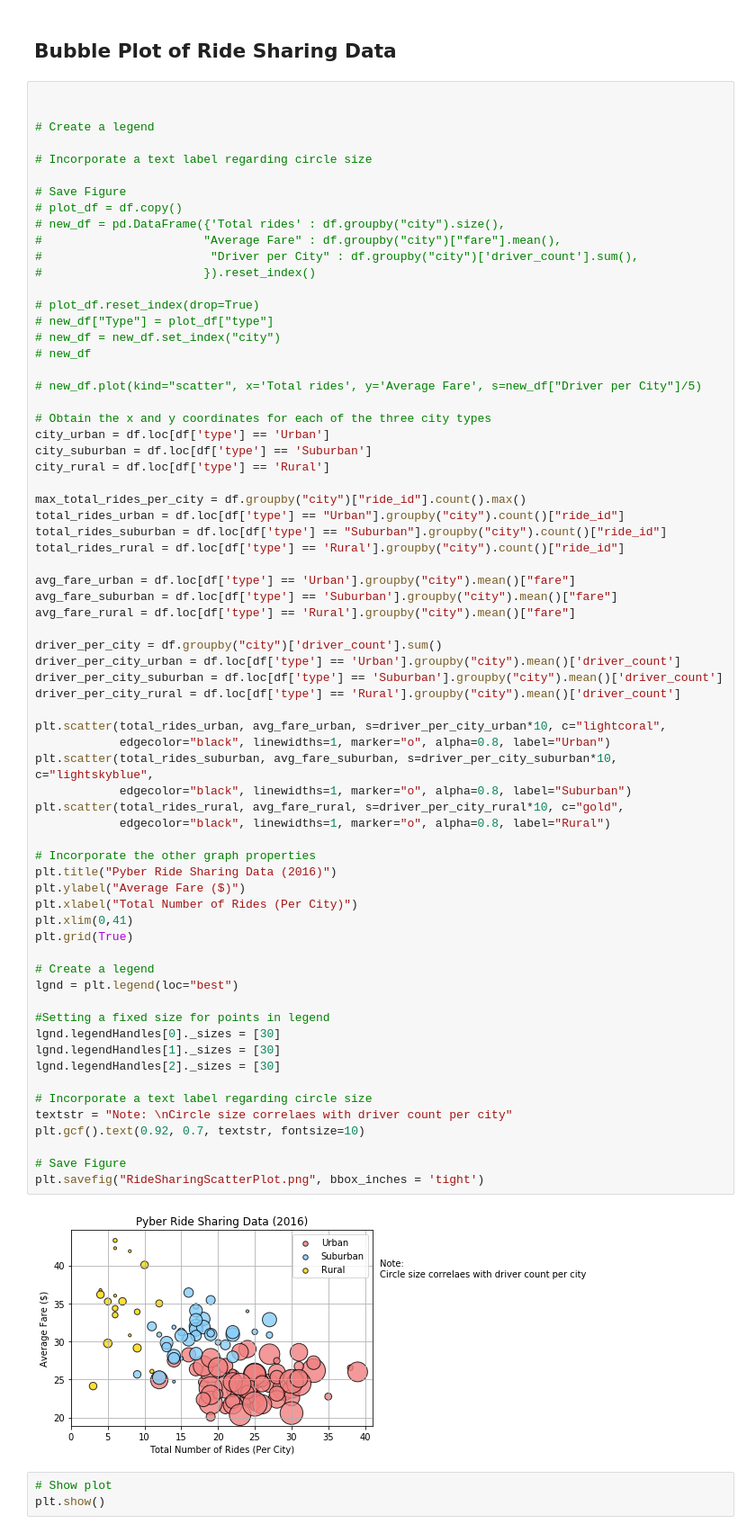
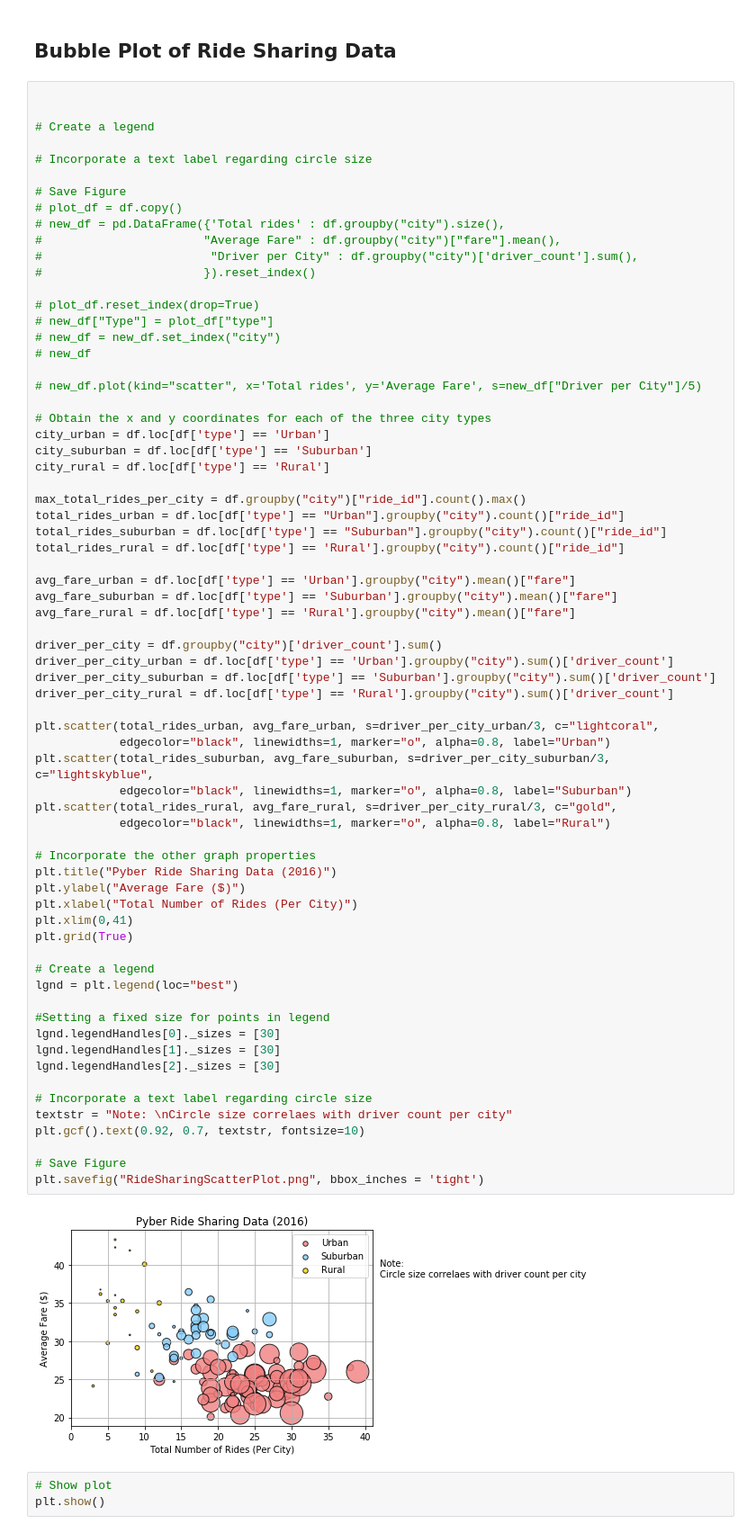
Before and after one commit to SarahPhilip/matplotlib_challenge, a Jupyter notebook: Pyber/pyber_starter.ipynb, the cells around one changed output. Shown at 90% size. Cells and saved outputs as stored; diff of their text form.

```diff
--- a/Pyber/pyber_starter.ipynb
+++ b/Pyber/pyber_starter.ipynb
@@ -75,40 +75,40 @@ avg_fare_suburban = df.loc[df['type'] == 'Suburban'].groupby("city").mean()["far
 avg_fare_rural = df.loc[df['type'] == 'Rural'].groupby("city").mean()["fare"]
 
 driver_per_city = df.groupby("city")['driver_count'].sum()
-driver_per_city_urban = df.loc[df['type'] == 'Urban'].groupby("city").mean()['driver_count']
-driver_per_city_suburban = df.loc[df['type'] == 'Suburban'].groupby("city").mean()['driver_count']
-driver_per_city_rural = df.loc[df['type'] == 'Rural'].groupby("city").mean()['driver_count']
+driver_per_city_urban = df.loc[df['type'] == 'Urban'].groupby("city").sum()['driver_count']
+driver_per_city_suburban = df.loc[df['type'] == 'Suburban'].groupby("city").sum()['driver_count']
+driver_per_city_rural = df.loc[df['type'] == 'Rural'].groupby("city").sum()['driver_count']
 
-plt.scatter(total_rides_urban, avg_fare_urban, s=driver_per_city_urban*10, c="lightcoral",
+plt.scatter(total_rides_urban, avg_fare_urban, s=driver_per_city_urban/3, c="lightcoral",
             edgecolor="black", linewidths=1, marker="o", alpha=0.8, label="Urban")
-plt.scatter(total_rides_suburban, avg_fare_suburban, s=driver_per_city_suburban*10, c="lightskyblue",
+plt.scatter(total_rides_suburban, avg_fare_suburban, s=driver_per_city_suburban/3, c="lightskyblue",
             edgecolor="black", linewidths=1, marker="o", alpha=0.8, label="Suburban")
-plt.scatter(total_rides_rural, avg_fare_rural, s=driver_per_city_rural*10, c="gold",
+plt.scatter(total_rides_rural, avg_fare_rural, s=driver_per_city_rural/3, c="gold",
             edgecolor="black", linewidths=1, marker="o", alpha=0.8, label="Rural")
 
 # Incorporate the other graph properties
 plt.title("Pyber Ride Sharing Data (2016)")
 plt.ylabel("Average Fare ($)")
 plt.xlabel("Total Number of Rides (Per City)")
 plt.xlim(0,41)
 plt.grid(True)
 
 # Create a legend
 lgnd = plt.legend(loc="best")
 
 #Setting a fixed size for points in legend
 lgnd.legendHandles[0]._sizes = [30]
 lgnd.legendHandles[1]._sizes = [30]
 lgnd.legendHandles[2]._sizes = [30]
 
 # Incorporate a text label regarding circle size
 textstr = "Note: \nCircle size correlaes with driver count per city"
 plt.gcf().text(0.92, 0.7, textstr, fontsize=10)
 
 # Save Figure
 plt.savefig("RideSharingScatterPlot.png", bbox_inches = 'tight')
 # %% [output]
-[figure, old version]
+[figure, new version]
 # %%
 # Show plot
 plt.show()
```
Also changed, not shown: 2 other files.
